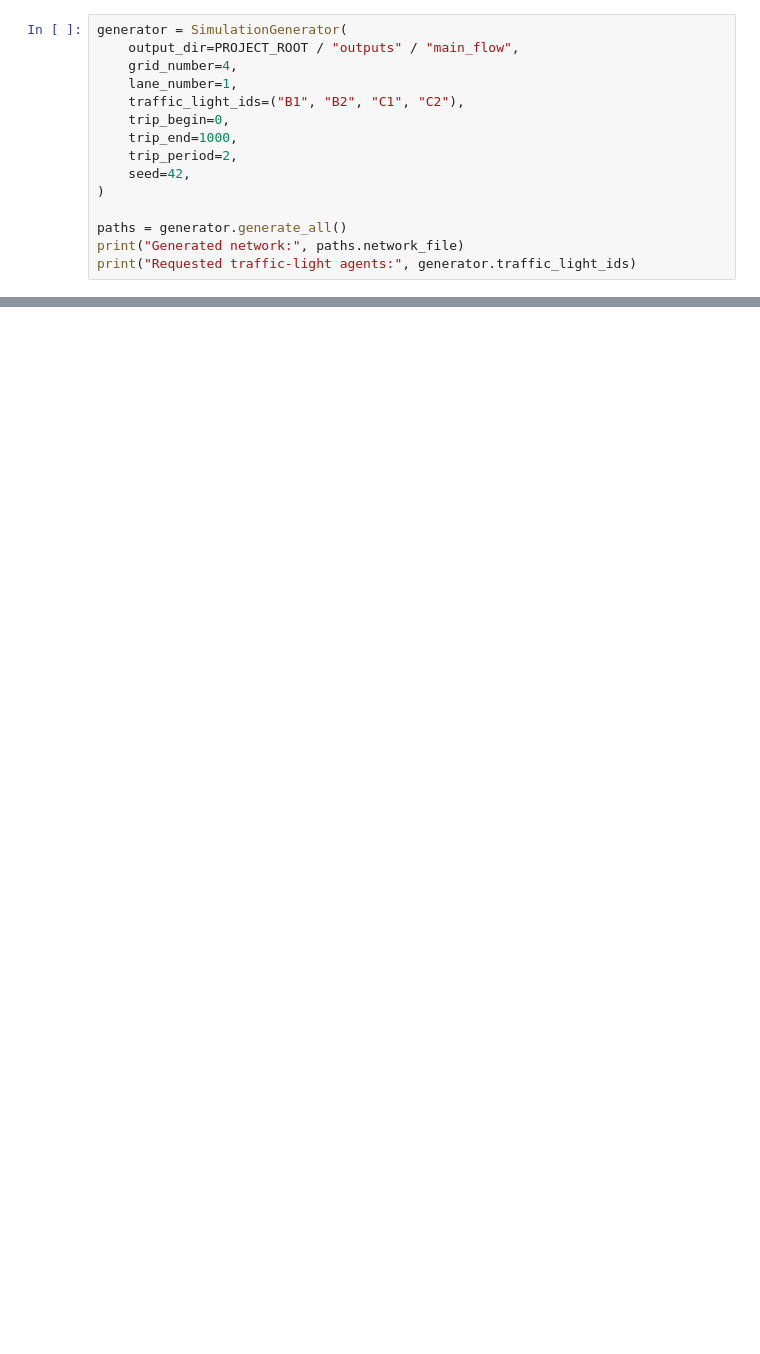
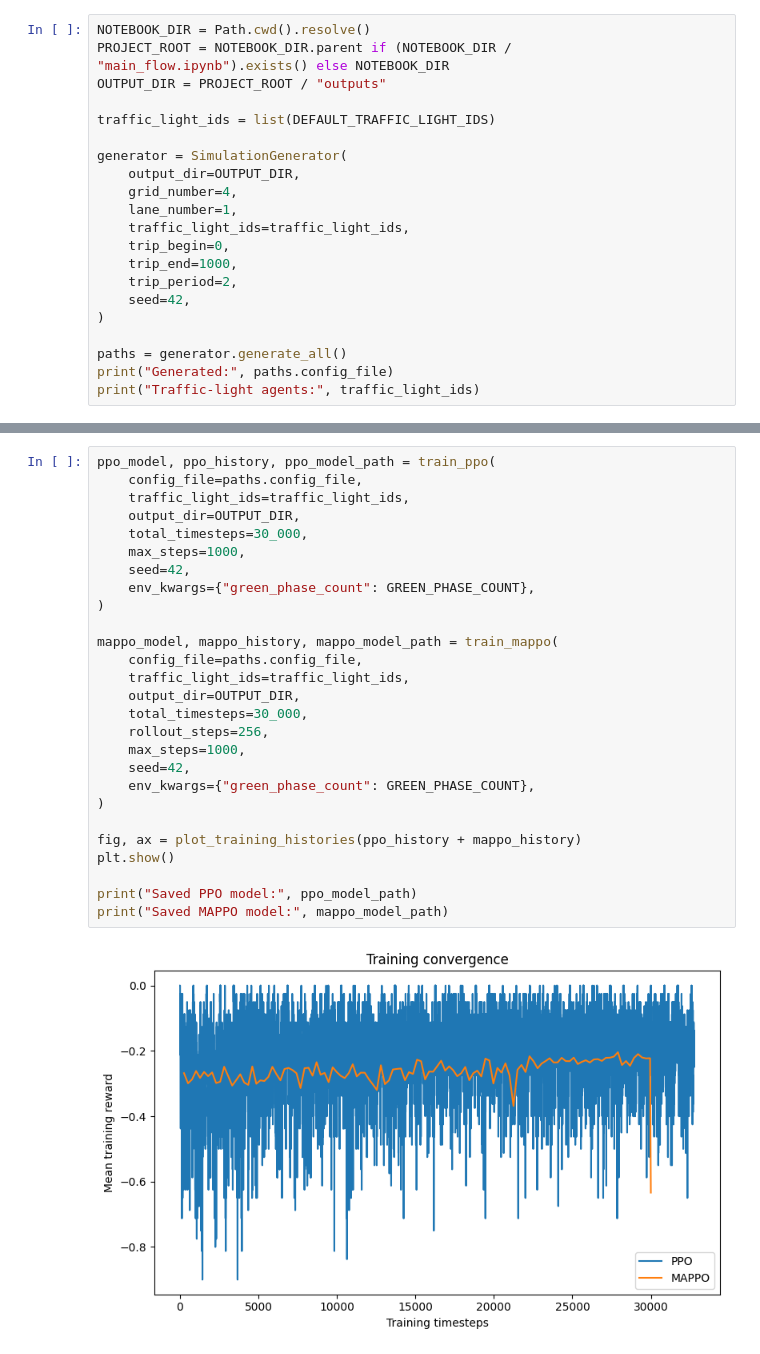
Before and after one commit to abergh18/marl-tsc, a Jupyter notebook: notebooks/main_flow.ipynb, the cells around one changed output, grey strips where cells are left out. Saved outputs shown, nothing was run; the diff lists cells and outputs as text; blank space fills up the shorter version.

Commit message:
Train PPO and MAPPO models and compare; Moved src files under marl_tsc folder; Downgraded to Python 3.11 to avoid package mismatches

```diff
--- a/notebooks/main_flow.ipynb
+++ b/notebooks/main_flow.ipynb
@@ -29,9 +47,15 @@ The default network is a `4x4` SUMO grid with four signalized center junctions:
 # %%
+NOTEBOOK_DIR = Path.cwd().resolve()
+PROJECT_ROOT = NOTEBOOK_DIR.parent if (NOTEBOOK_DIR / "main_flow.ipynb").exists() else NOTEBOOK_DIR
+OUTPUT_DIR = PROJECT_ROOT / "outputs"
+
+traffic_light_ids = list(DEFAULT_TRAFFIC_LIGHT_IDS)
+
 generator = SimulationGenerator(
-    output_dir=PROJECT_ROOT / "outputs" / "main_flow",
+    output_dir=OUTPUT_DIR,
     grid_number=4,
     lane_number=1,
-    traffic_light_ids=("B1", "B2", "C1", "C2"),
+    traffic_light_ids=traffic_light_ids,
     trip_begin=0,
     trip_end=1000,
     trip_period=2,
@@ -39,6 +63,6 @@ generator = SimulationGenerator(
 )
 
 paths = generator.generate_all()
-print("Generated network:", paths.network_file)
-print("Requested traffic-light agents:", generator.traffic_light_ids)
+print("Generated:", paths.config_file)
+print("Traffic-light agents:", traffic_light_ids)
 # %% [output]
@@ -216,0 +125,29 @@ fixed_cycle           200             -763.0              -0.95
+# %%
+ppo_model, ppo_history, ppo_model_path = train_ppo(
+    config_file=paths.config_file,
+    traffic_light_ids=traffic_light_ids,
+    output_dir=OUTPUT_DIR,
+    total_timesteps=30_000,
+    max_steps=1000,
+    seed=42,
+    env_kwargs={"green_phase_count": GREEN_PHASE_COUNT},
+)
+
+mappo_model, mappo_history, mappo_model_path = train_mappo(
+    config_file=paths.config_file,
+    traffic_light_ids=traffic_light_ids,
+    output_dir=OUTPUT_DIR,
+    total_timesteps=30_000,
+    rollout_steps=256,
+    max_steps=1000,
+    seed=42,
+    env_kwargs={"green_phase_count": GREEN_PHASE_COUNT},
+)
+
+fig, ax = plot_training_histories(ppo_history + mappo_history)
+plt.show()
+
+print("Saved PPO model:", ppo_model_path)
+print("Saved MAPPO model:", mappo_model_path)
+# %% [output]
+[figure, added]
```
Also changed, not shown: parts of 21 cells of this notebook, 12 other files.
